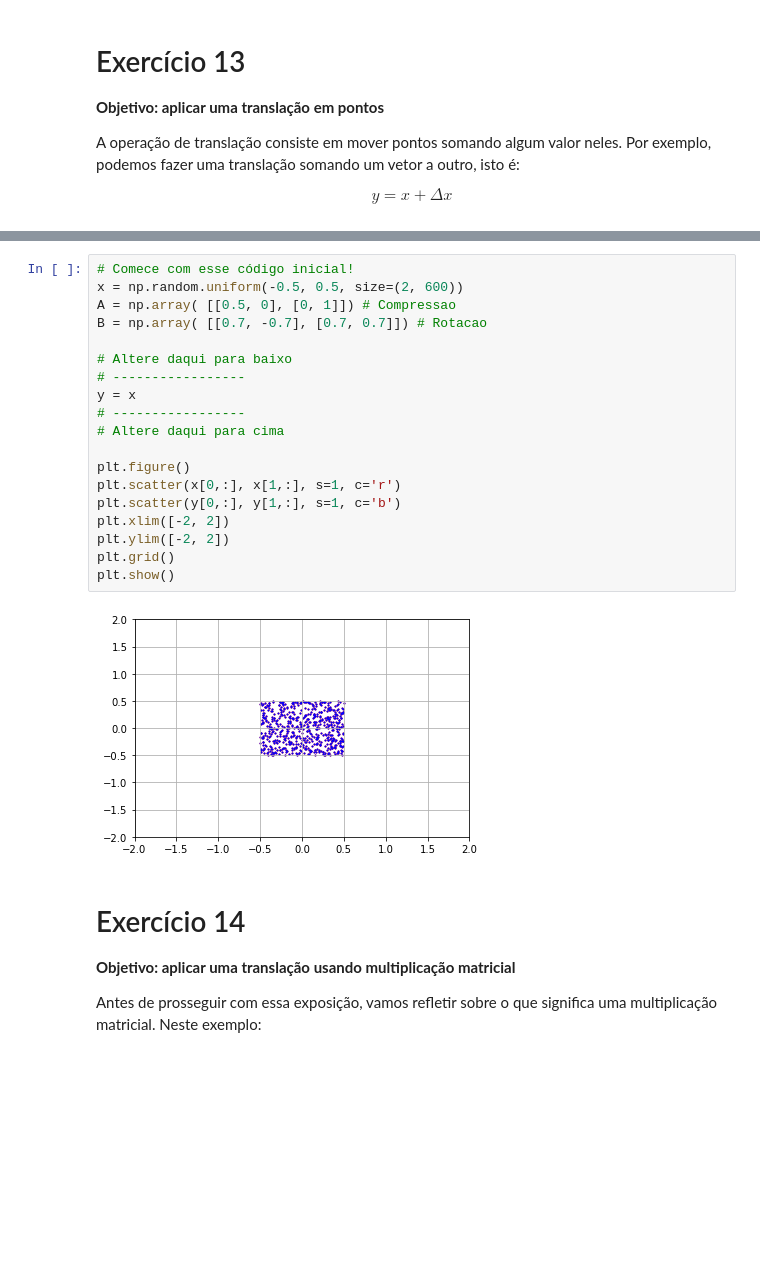
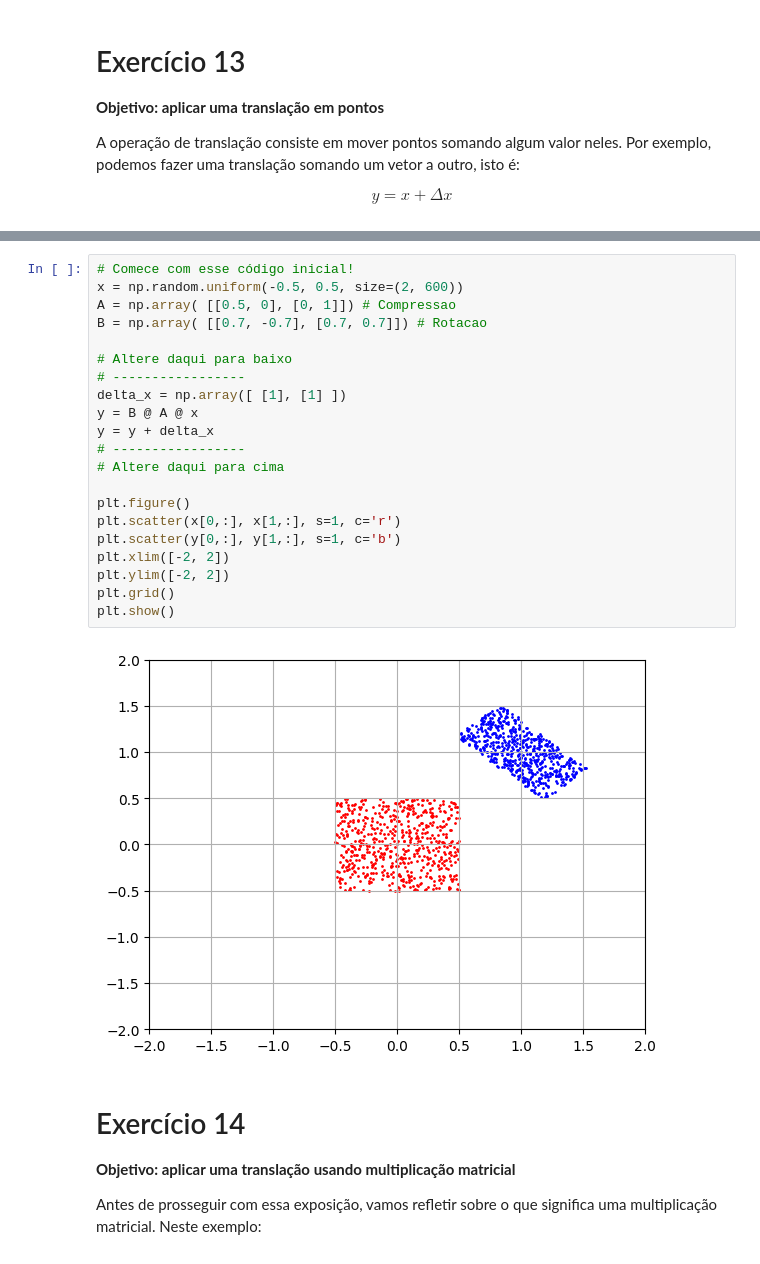
Before and after one commit to thomaschiari/alglin-alunos, a Jupyter notebook: 03-geometria_analitica.ipynb, the cells around one changed output, grey strips where cells are left out. Cells and saved outputs as stored; diff of their text form; blank space fills up the shorter version.

```diff
--- a/03-geometria_analitica.ipynb
+++ b/03-geometria_analitica.ipynb
@@ -490,24 +531,26 @@ plt.show()
 # %%
 # Comece com esse código inicial!
 x = np.random.uniform(-0.5, 0.5, size=(2, 600))
 A = np.array( [[0.5, 0], [0, 1]]) # Compressao
 B = np.array( [[0.7, -0.7], [0.7, 0.7]]) # Rotacao
 
 # Altere daqui para baixo
 # -----------------
-y = x
+delta_x = np.array([ [1], [1] ])
+y = B @ A @ x
+y = y + delta_x
 # -----------------
 # Altere daqui para cima
 
 plt.figure()
 plt.scatter(x[0,:], x[1,:], s=1, c='r')
 plt.scatter(y[0,:], y[1,:], s=1, c='b')
 plt.xlim([-2, 2])
 plt.ylim([-2, 2])
 plt.grid()
 plt.show()
 # %% [output]
-[figure, old version]
+[figure, new version]
 # %% [markdown]
 # Exercício 14
 **Objetivo: aplicar uma translação usando multiplicação matricial**
```
Also changed, not shown: parts of 15 cells of this notebook.
